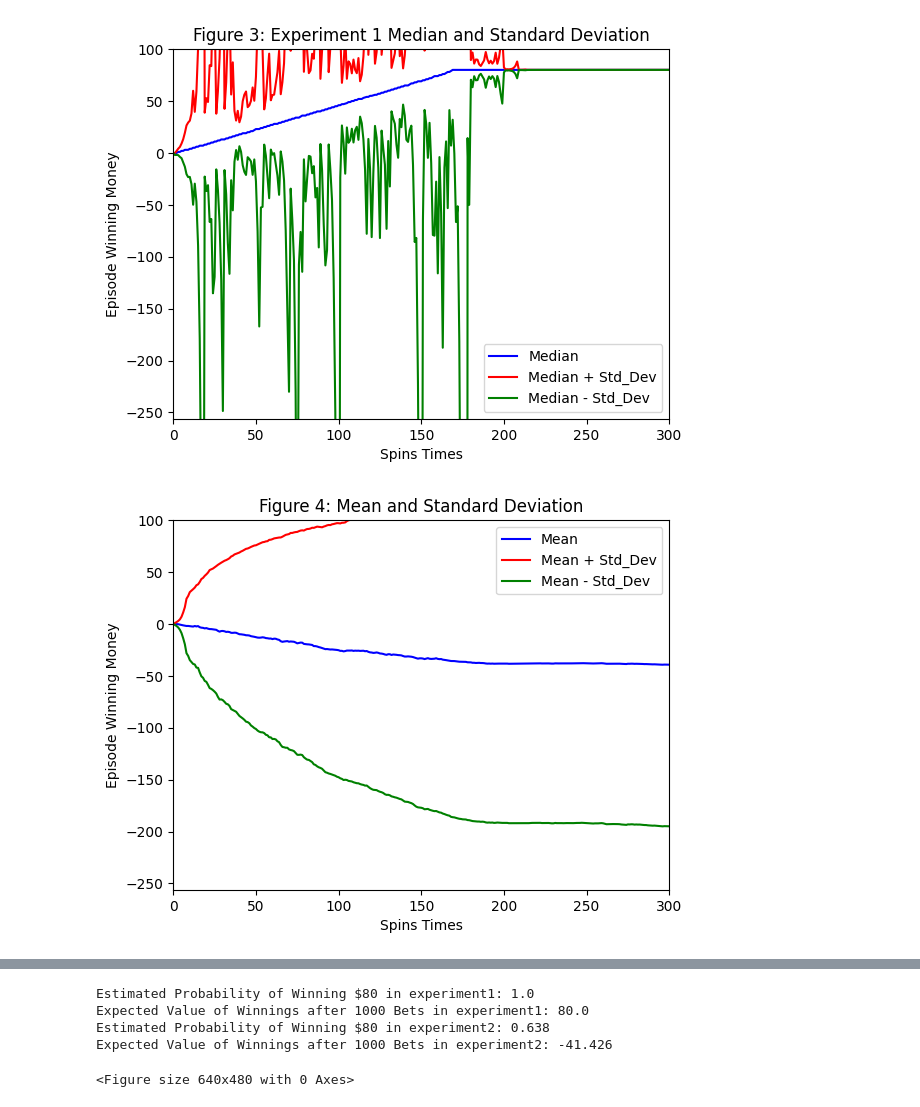
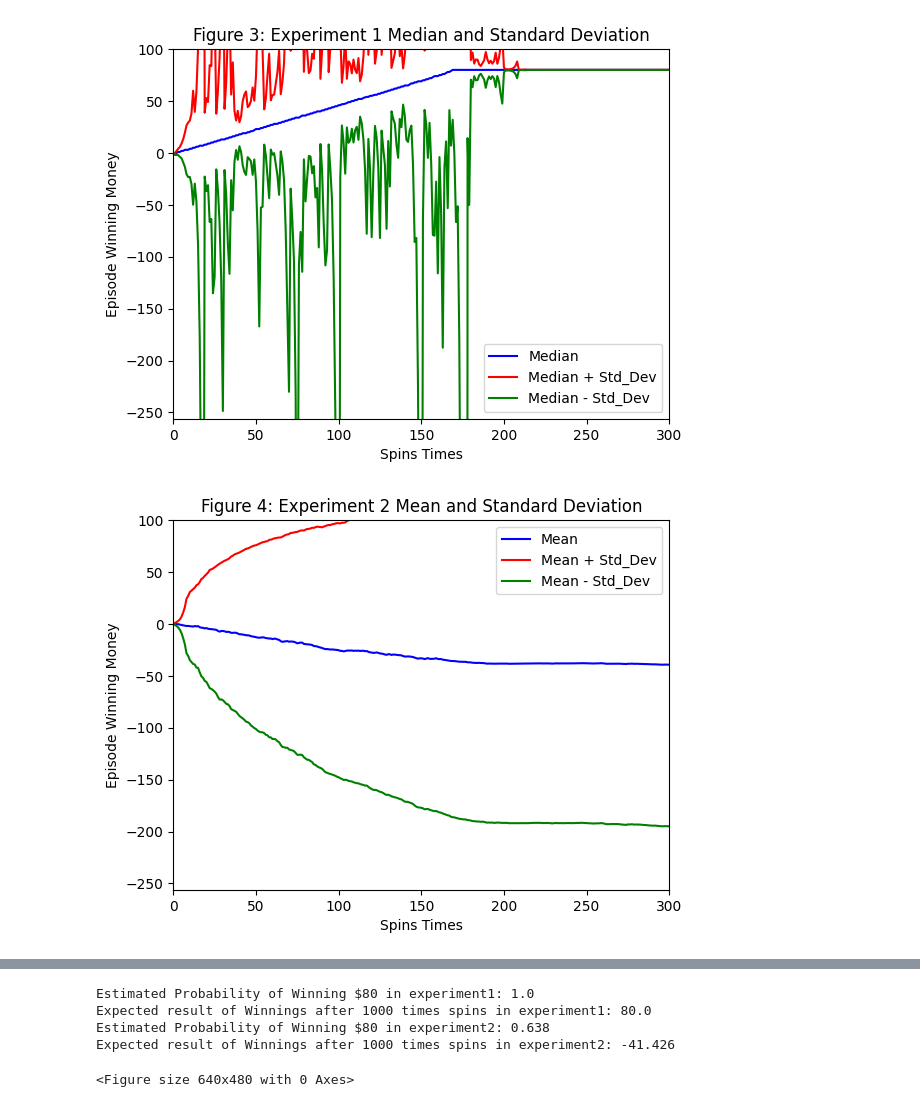
Before and after one commit to zyz314/AI-Antibody-Design, a Jupyter notebook: Untitled18.ipynb, the cells around one changed output, grey strips where cells are left out. Drawn from its saved outputs; the diff is of its cells as text; code cells hidden in the pictures.

```diff
--- a/Untitled18.ipynb
+++ b/Untitled18.ipynb
@@ -220,7 +220,7 @@ def plt_figure_4(experiment_2_results):
     plt.plot(mean, color = 'blue', label='Mean')
     plt.plot(mean_plus_sd, color = 'red', label='Mean + Std_Dev')
     plt.plot(mean_minus_sd , color = 'green', label='Mean - Std_Dev')
-    plt.title('Figure 4: Mean and Standard Deviation')
+    plt.title('Figure 4: Experiment 2 Mean and Standard Deviation')
     plt.xlabel('Spins Times')
     plt.ylabel('Episode Winning Money')
     plt.legend(['Mean', 'Mean + Std_Dev', 'Mean - Std_Dev'])
@@ -239,7 +239,7 @@ def plt_figure_5(experiment_2_results):
     plt.plot(median, label='Median', color = 'blue')  # 绘制中位数线
     plt.plot(median + std_dev, label='Median + Std_Dev', color = 'red')  # 绘制中位数加标准差的线
     plt.plot(median - std_dev, label='Median - Std_Dev', color = 'green',)
-    plt.title('Figure 5: median and Standard Deviation')
+    plt.title('Figure 5: Experiment 2 median and Standard Deviation')
     plt.xlabel('Spins Times')
     plt.ylabel('Episode Winning Money')
     plt.legend(['Median', 'Median + Std_Dev', 'Median - Std_Dev'])
@@ -261,41 +261,41 @@ def test_code():
     experiment1_results1 = np.array([experiment1_martingale_simulation(1000, win_prob) for _ in range(10)])
     plt_figure_1(experiment1_results1)
 
     experiment1_results2 = np.array([experiment1_martingale_simulation(1000, win_prob) for _ in range(1000)])
     plt_figure_2(experiment1_results2)
     plt_figure_3(experiment1_results2)
 
 
 
     experiment2_results = np.array([experiment2_martingale_simulation(1000, win_prob, 256) for _ in range(1000)])
     plt_figure_4(experiment2_results)
     plt_figure_5(experiment2_results)
 
 
-    final_winnings = experiment1_results2[:, -1]
-    win_80_count = np.sum(final_winnings >= 80)
-    probability_win_80 = win_80_count / 1000
+    final_results = experiment1_results2[:, -1]
+    times_win_80 = np.sum(final_results >= 80)
+    probability_win_80 = times_win_80 / 1000
     print(f"Estimated Probability of Winning $80 in experiment1: {probability_win_80}")
 
-    expected_value = np.mean(final_winnings)
-    print(f"Expected Value of Winnings after 1000 Bets in experiment1: {expected_value}")
+    expected_value = np.mean(final_results)
+    print(f"Expected result of Winnings after 1000 times spins in experiment1: {expected_value}")
 
-    final_winnings = experiment2_results[:, -1]
-    win_80_count = np.sum(final_winnings >= 80)
-    probability_win_80 = win_80_count / 1000
+    final_results = experiment2_results[:, -1]
+    times_win_80 = np.sum(final_results >= 80)
+    probability_win_80 = times_win_80 / 1000
     print(f"Estimated Probability of Winning $80 in experiment2: {probability_win_80}")
 
-    expected_value = np.mean(final_winnings)
-    print(f"Expected Value of Winnings after 1000 Bets in experiment2: {expected_value}")
+    expected_value = np.mean(final_results)
+    print(f"Expected result of Winnings after 1000 times spins in experiment2: {expected_value}")
 
 
 
 
 
 if __name__ == "__main__":
     test_code()
 # %% [output]
 [figure]
 [figure]
 [figure]
-[figure, old version]
+[figure, new version]
@@ -303,5 +303,5 @@ if __name__ == "__main__":
 Estimated Probability of Winning $80 in experiment1: 1.0
-Expected Value of Winnings after 1000 Bets in experiment1: 80.0
+Expected result of Winnings after 1000 times spins in experiment1: 80.0
 Estimated Probability of Winning $80 in experiment2: 0.638
-Expected Value of Winnings after 1000 Bets in experiment2: -41.426
+Expected result of Winnings after 1000 times spins in experiment2: -41.426
 <Figure size 640x480 with 0 Axes>
```
Also changed, not shown: parts of 1 cell of this notebook.
